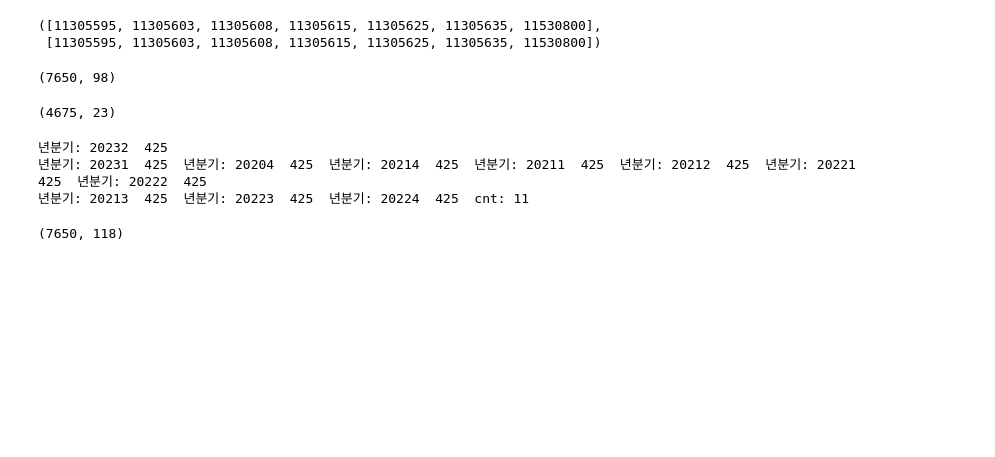
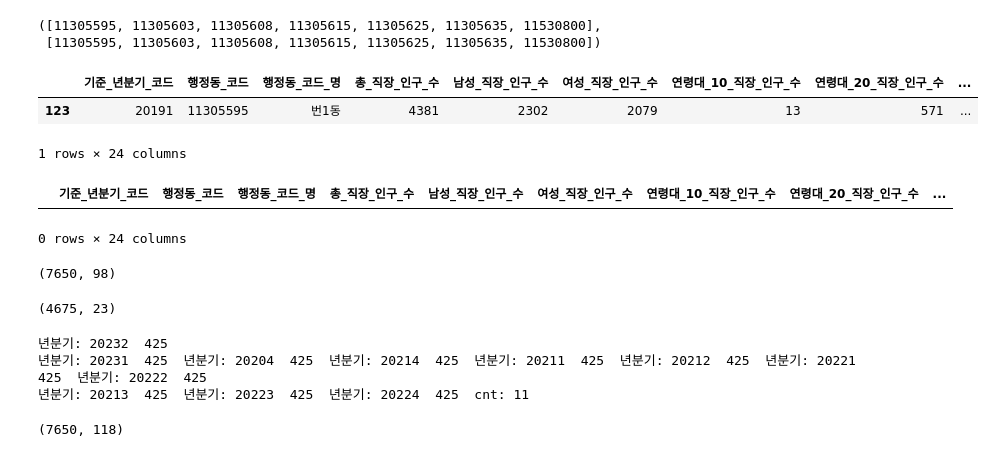
Before and after one commit to KT-AIvle-4th-Big-Project-Team2/SAI, a Jupyter notebook: Modeling/data cleansing_행정동.ipynb, the cells around one changed output. Cells and saved outputs as stored; diff of their text form; code cells hidden in the pictures; blank space fills up the shorter version.

```diff
--- a/Modeling/data cleansing_행정동.ipynb
+++ b/Modeling/data cleansing_행정동.ipynb
@@ -250,5 +158,3 @@ temp
-# %%
-pd.set_option('display.max_rows', 30)
 # %%
 temp_total=0
 cnt=0
@@ -592,0 +495,14 @@ diff_직장_192,diff_직장_193
+# %%
+temp_직장인구=df_직장인구.loc[df_직장인구['기준_년분기_코드']==20191]
+temp_직장인구=temp_직장인구.loc[temp_직장인구['행정동_코드']==11305595]
+temp_직장인구
+# %% [output]
+|  | 기준_년분기_코드 | 행정동_코드 | 행정동_코드_명 | 총_직장_인구_수 | 남성_직장_인구_수 | 여성_직장_인구_수 | 연령대_10_직장_인구_수 | 연령대_20_직장_인구_수 | ... |
+| 123 | 20191 | 11305595 | 번1동 | 4381 | 2302 | 2079 | 13 | 571 | ... |
+1 rows × 24 columns
+# %%
+temp1=df_직장인구.loc[df_직장인구['기준_년분기_코드']==20192]
+temp1.loc[temp1['행정동_코드']==11305595]
+# %% [output]
+|  | 기준_년분기_코드 | 행정동_코드 | 행정동_코드_명 | 총_직장_인구_수 | 남성_직장_인구_수 | 여성_직장_인구_수 | 연령대_10_직장_인구_수 | 연령대_20_직장_인구_수 | ... |
+0 rows × 24 columns
```
Also changed, not shown: parts of 51 cells of this notebook.
